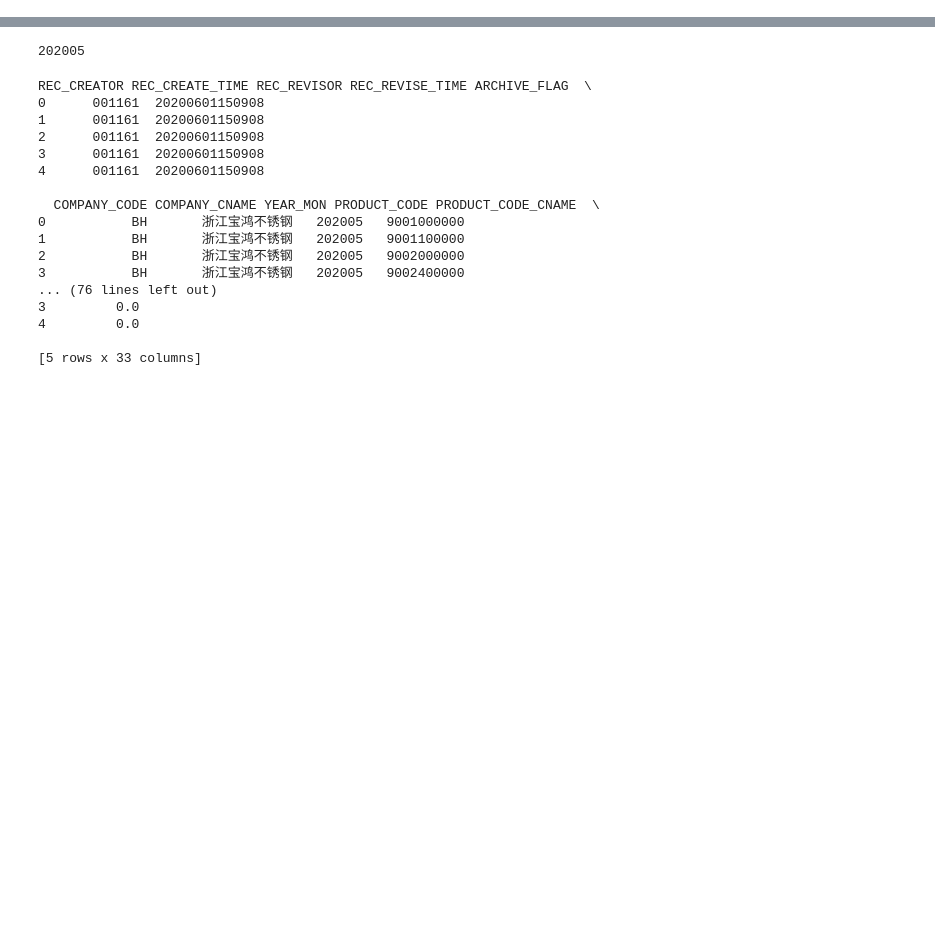
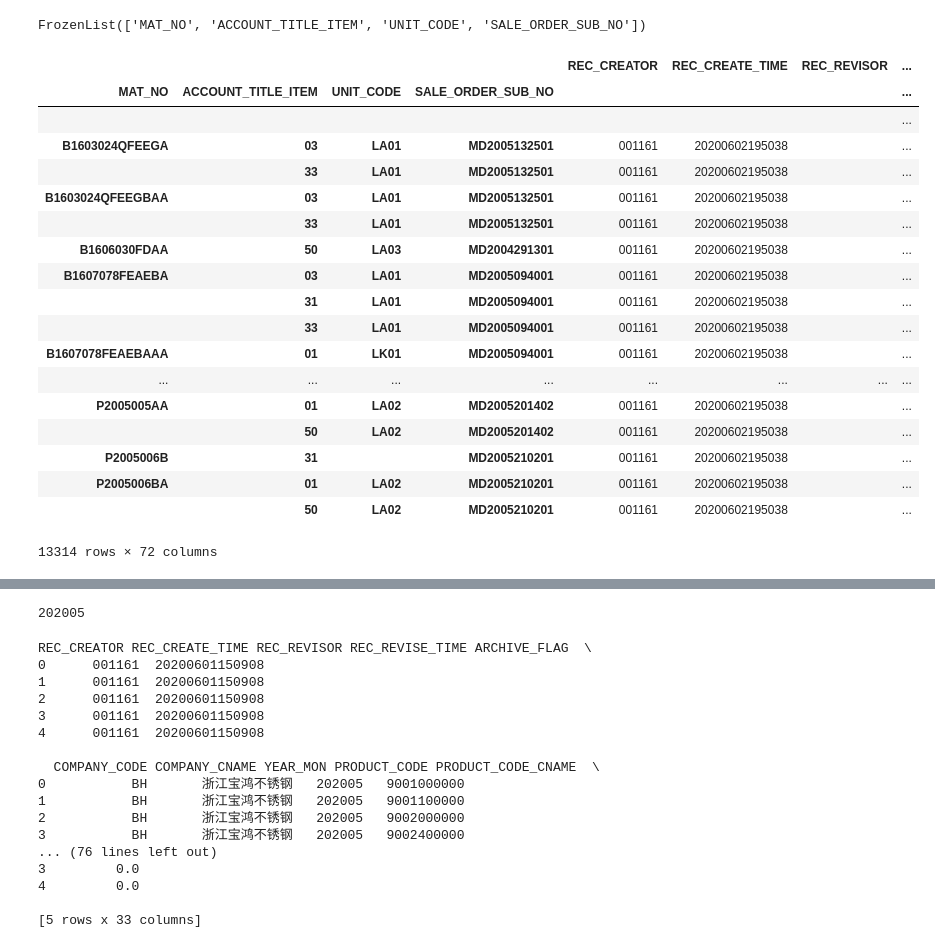
Before and after one commit to wangweity/CostCal, a Jupyter notebook: CostCalV0.1-20200616.ipynb, the cells around one changed output, grey strips where cells are left out. Drawn from its saved outputs; the diff is of its cells as text; code cells hidden in the pictures; blank space fills up the shorter version.

```diff
--- a/CostCalV0.1-20200616.ipynb
+++ b/CostCalV0.1-20200616.ipynb
@@ -9,4 +9,4 @@ import ibm_db_dbi
 # %%
 conn=ibm_db_dbi.Connection(con)
 # %%
-tacaia2=pd.read_sql('select * from tacaia2',conn,index_col=['MAT_NO','UNIT_CODE','ACCOUNT_TITLE_ITEM','SALE_ORDER_SUB_NO'],parse_dates={'APP_TRNC_TIME':'%Y%m%d%H%M%S'})
+tacaia2=pd.read_sql('select * from tacaia2',conn,parse_dates={'APP_TRNC_TIME':'%Y%m%d%H%M%S'})
@@ -12,0 +34,28 @@ tacaia2=pd.read_sql('select * from tacaia2',conn,index_col=['MAT_NO','UNIT_CODE'
+# %%
+tacaia2.set_index(['MAT_NO','ACCOUNT_TITLE_ITEM','UNIT_CODE','SALE_ORDER_SUB_NO'],inplace=True)
+# %%
+tacaia2.index.names
+# %% [output]
+FrozenList(['MAT_NO', 'ACCOUNT_TITLE_ITEM', 'UNIT_CODE', 'SALE_ORDER_SUB_NO'])
+# %%
+tacaia2.sort_index(level=['MAT_NO', 'ACCOUNT_TITLE_ITEM', 'UNIT_CODE', 'SALE_ORDER_SUB_NO'])
+# %% [output]
+|  |  |  |  | REC_CREATOR | REC_CREATE_TIME | REC_REVISOR | ... |
+| MAT_NO | ACCOUNT_TITLE_ITEM | UNIT_CODE | SALE_ORDER_SUB_NO |  |  |  | ... |
+|  |  |  |  |  |  |  | ... |
+| B1603024QFEEGA | 03 | LA01 | MD2005132501 | 001161 | 20200602195038 |  | ... |
+|  | 33 | LA01 | MD2005132501 | 001161 | 20200602195038 |  | ... |
+| B1603024QFEEGBAA | 03 | LA01 | MD2005132501 | 001161 | 20200602195038 |  | ... |
+|  | 33 | LA01 | MD2005132501 | 001161 | 20200602195038 |  | ... |
+| B1606030FDAA | 50 | LA03 | MD2004291301 | 001161 | 20200602195038 |  | ... |
+| B1607078FEAEBA | 03 | LA01 | MD2005094001 | 001161 | 20200602195038 |  | ... |
+|  | 31 | LA01 | MD2005094001 | 001161 | 20200602195038 |  | ... |
+|  | 33 | LA01 | MD2005094001 | 001161 | 20200602195038 |  | ... |
+| B1607078FEAEBAAA | 01 | LK01 | MD2005094001 | 001161 | 20200602195038 |  | ... |
+| ... | ... | ... | ... | ... | ... | ... | ... |
+| P2005005AA | 01 | LA02 | MD2005201402 | 001161 | 20200602195038 |  | ... |
+|  | 50 | LA02 | MD2005201402 | 001161 | 20200602195038 |  | ... |
+| P2005006B | 31 |  | MD2005210201 | 001161 | 20200602195038 |  | ... |
+| P2005006BA | 01 | LA02 | MD2005210201 | 001161 | 20200602195038 |  | ... |
+|  | 50 | LA02 | MD2005210201 | 001161 | 20200602195038 |  | ... |
+13314 rows × 72 columns
```
Also changed, not shown: parts of 6 cells of this notebook.
